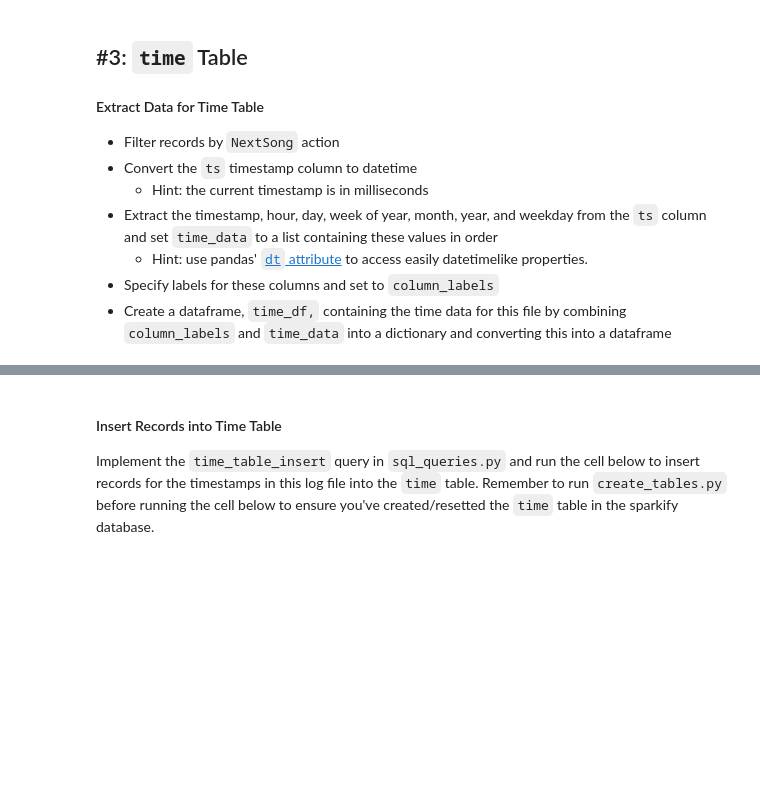
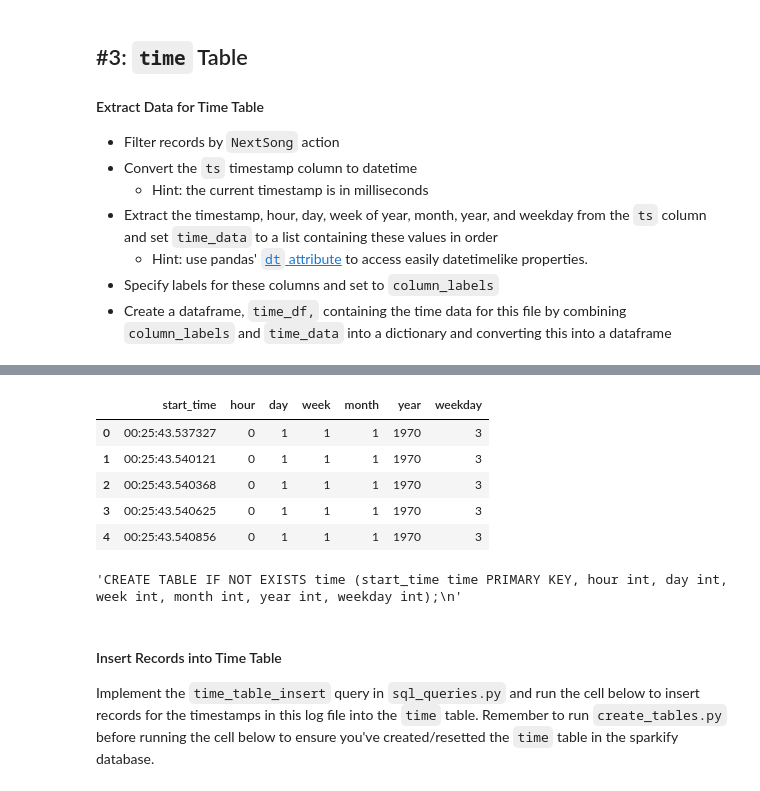
Before and after one commit to shweta-29/Udacity, a Jupyter notebook: etl.ipynb, the cells around one changed output, grey strips where cells are left out. Cells and saved outputs as stored; diff of their text form; code cells hidden in the pictures; blank space fills up the shorter version.

```diff
--- a/etl.ipynb
+++ b/etl.ipynb
@@ -174 +139,17 @@ df.head()
+# %%
+#Extract the timestamp, hour, day, week of year, month, year, and weekday from the ts column and set time_data to a list containing these values in orde
+timestamp = df2.dt.time
+time_data[0] = timestamp
+hour = df2.dt.hour
+time_data[1] = hour
+day = df2.dt.day
+time_data[2] = day
+week = df2.dt.week
+time_data[3] = week
+month = df2.dt.month
+time_data[4] = month
+year = df2.dt.year
+time_data[5] = year
+weekday = df2.dt.weekday
+time_data[6] = weekday
 # %%
@@ -177,9 +158,21 @@ t.head()
-# %%
-time_data = ()
-column_labels = ()
+# %%
+column_labels = ['start_time', 'hour', 'day', 'week', 'month', 'year', 'weekday']
+# %%
+time_dict = {key:value for key, value in zip(column_labels, time_data)}
 # %%
-time_df =
+time_df = pd.DataFrame(data = time_dict)
 time_df.head()
+# %% [output]
+|  | start_time | hour | day | week | month | year | weekday |
+| 0 | 00:25:43.537327 | 0 | 1 | 1 | 1 | 1970 | 3 |
+| 1 | 00:25:43.540121 | 0 | 1 | 1 | 1 | 1970 | 3 |
+| 2 | 00:25:43.540368 | 0 | 1 | 1 | 1 | 1970 | 3 |
+| 3 | 00:25:43.540625 | 0 | 1 | 1 | 1 | 1970 | 3 |
+| 4 | 00:25:43.540856 | 0 | 1 | 1 | 1 | 1970 | 3 |
+# %%
+time_table_create
+# %% [output]
+'CREATE TABLE IF NOT EXISTS time (start_time time PRIMARY KEY, hour int, day int, week int, month int, year int, weekday int);\n'
 # %% [markdown]
 #### Insert Records into Time Table
 Implement the `time_table_insert` query in `sql_queries.py` and run the cell below to insert records for the timestamps in this log file into the `time` table. Remember to run `create_tables.py` before running the cell below to ensure you've created/resetted the `time` table in the sparkify database.
```
Also changed, not shown: parts of 32 cells of this notebook, 1 other file.
